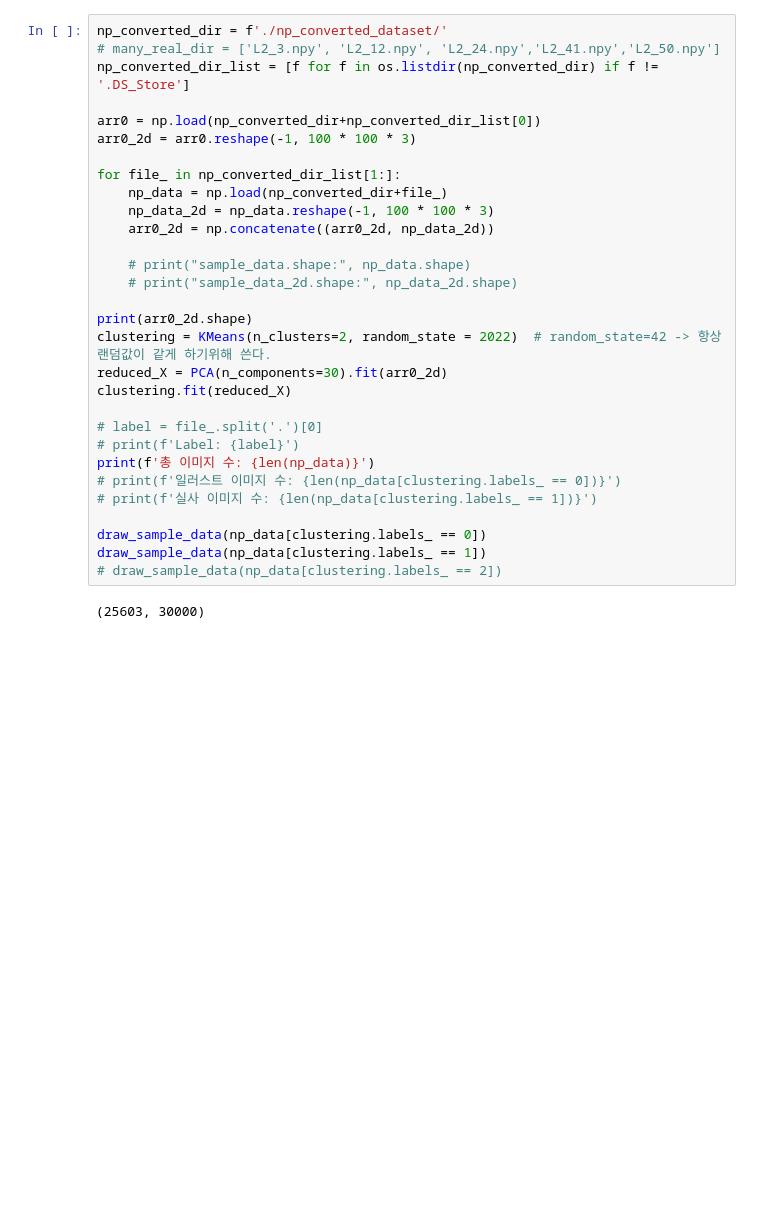
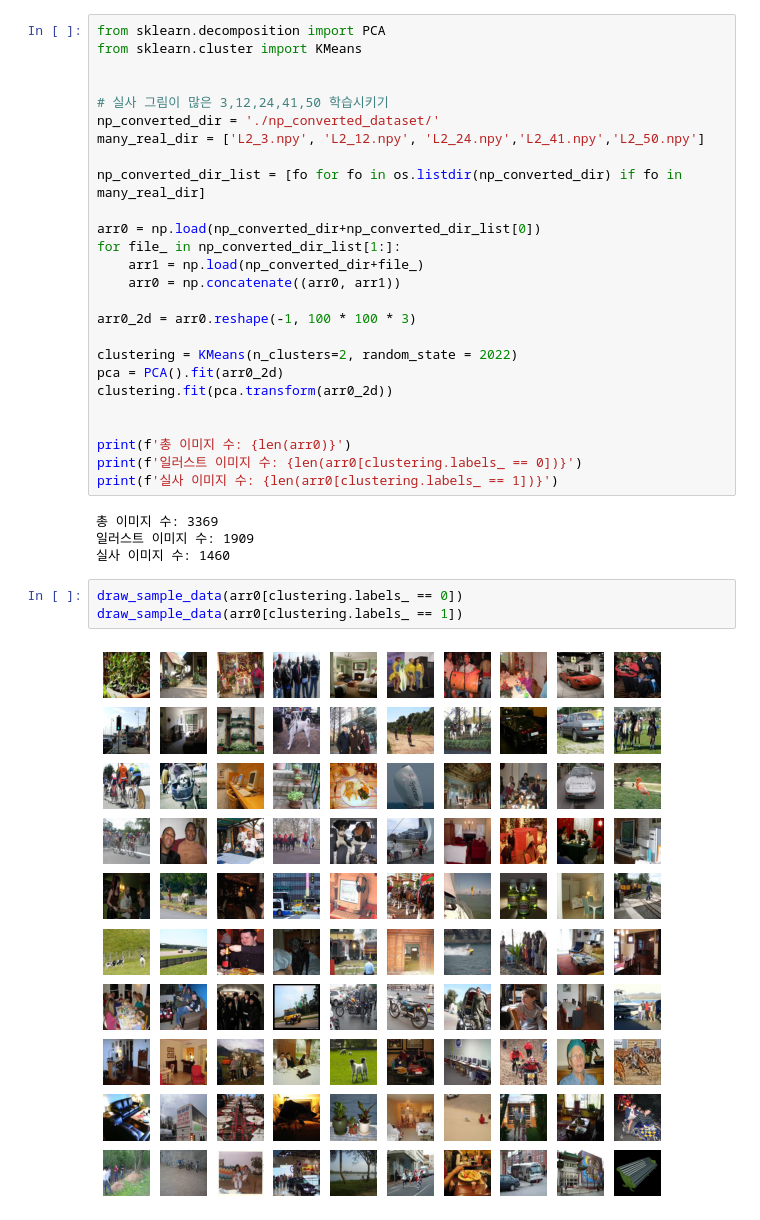
Before and after one commit to hjongc/competitions, a Jupyter notebook: data_creator/real_classification.ipynb, the cells around one changed output. Saved outputs shown, nothing was run; the diff lists cells and outputs as text; blank space fills up the shorter version.

```diff
--- a/data_creator/real_classification.ipynb
+++ b/data_creator/real_classification.ipynb
@@ -79,34 +85,37 @@ def draw_sample_data(arr, ratio=1):
             axs[i, j].axis('off')
     plt.show()
 # %%
-np_converted_dir = f'./np_converted_dataset/'
-# many_real_dir = ['L2_3.npy', 'L2_12.npy', 'L2_24.npy','L2_41.npy','L2_50.npy']
-np_converted_dir_list = [f for f in os.listdir(np_converted_dir) if f != '.DS_Store']
+from sklearn.decomposition import PCA
+from sklearn.cluster import KMeans
+
+
+# 실사 그림이 많은 3,12,24,41,50 학습시키기
+np_converted_dir = './np_converted_dataset/'
+many_real_dir = ['L2_3.npy', 'L2_12.npy', 'L2_24.npy','L2_41.npy','L2_50.npy']
+
+np_converted_dir_list = [fo for fo in os.listdir(np_converted_dir) if fo in many_real_dir]
 
 arr0 = np.load(np_converted_dir+np_converted_dir_list[0])
+for file_ in np_converted_dir_list[1:]:
+    arr1 = np.load(np_converted_dir+file_)
+    arr0 = np.concatenate((arr0, arr1))
+
 arr0_2d = arr0.reshape(-1, 100 * 100 * 3)
 
-for file_ in np_converted_dir_list[1:]:
-    np_data = np.load(np_converted_dir+file_)
-    np_data_2d = np_data.reshape(-1, 100 * 100 * 3)
-    arr0_2d = np.concatenate((arr0_2d, np_data_2d))
+clustering = KMeans(n_clusters=2, random_state = 2022)
+pca = PCA().fit(arr0_2d)
+clustering.fit(pca.transform(arr0_2d))
 
-    # print("sample_data.shape:", np_data.shape)
-    # print("sample_data_2d.shape:", np_data_2d.shape)
 
-print(arr0_2d.shape)
-clustering = KMeans(n_clusters=2, random_state = 2022)  # random_state=42 -> 항상 랜덤값이 같게 하기위해 쓴다.
-reduced_X = PCA(n_components=30).fit(arr0_2d)
-clustering.fit(reduced_X)
-
-# label = file_.split('.')[0]
-# print(f'Label: {label}')
-print(f'총 이미지 수: {len(np_data)}')
-# print(f'일러스트 이미지 수: {len(np_data[clustering.labels_ == 0])}')
-# print(f'실사 이미지 수: {len(np_data[clustering.labels_ == 1])}')
-
-draw_sample_data(np_data[clustering.labels_ == 0])
-draw_sample_data(np_data[clustering.labels_ == 1])
-# draw_sample_data(np_data[clustering.labels_ == 2])
+print(f'총 이미지 수: {len(arr0)}')
+print(f'일러스트 이미지 수: {len(arr0[clustering.labels_ == 0])}')
+print(f'실사 이미지 수: {len(arr0[clustering.labels_ == 1])}')
 # %% [output]
-(25603, 30000)
+총 이미지 수: 3369
+일러스트 이미지 수: 1909
+실사 이미지 수: 1460
+# %%
+draw_sample_data(arr0[clustering.labels_ == 0])
+draw_sample_data(arr0[clustering.labels_ == 1])
+# %% [output]
+[figure, added]
```
Also changed, not shown: parts of 5 cells of this notebook.
